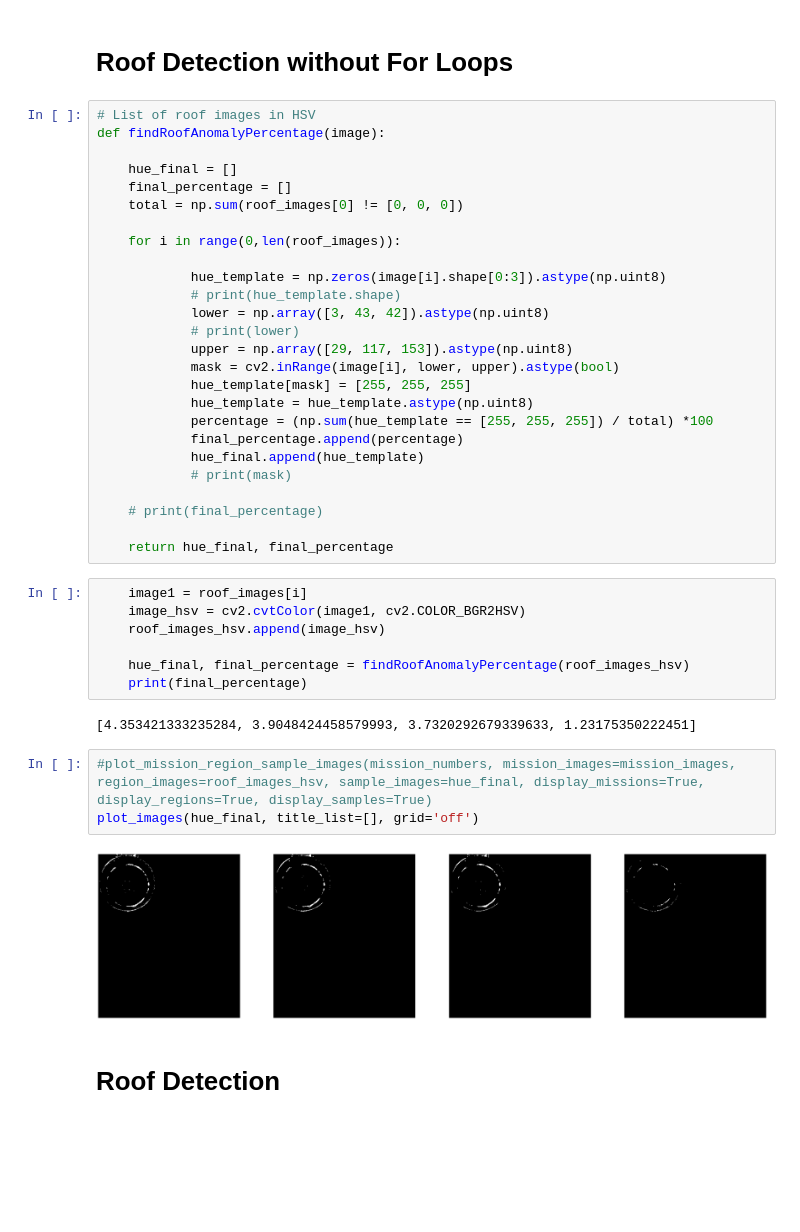
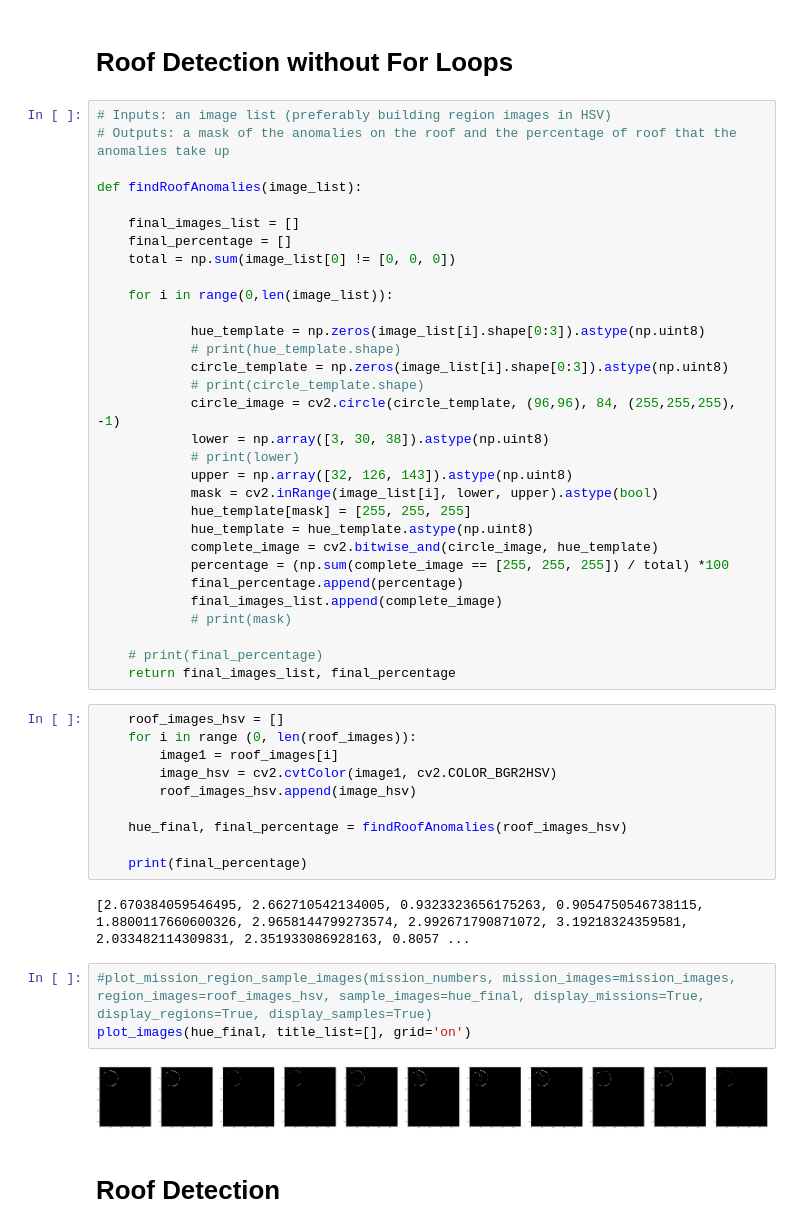
Before and after one commit to alexanderfache6/dronezz, a Jupyter notebook: code/josh_anomaly_detection.ipynb, the cells around one changed output. Drawn from its saved outputs; the diff is of its cells as text; blank space fills up the shorter version.

```diff
--- a/code/josh_anomaly_detection.ipynb
+++ b/code/josh_anomaly_detection.ipynb
@@ -184,45 +182,53 @@ print(np.max(imgavg))
 # %% [markdown]
 # Roof Detection without For Loops
 # %%
-# List of roof images in HSV
-def findRoofAnomalyPercentage(image):
+# Inputs: an image list (preferably building region images in HSV)
+# Outputs: a mask of the anomalies on the roof and the percentage of roof that the anomalies take up
 
-    hue_final = []
+def findRoofAnomalies(image_list):
+
+    final_images_list = []
     final_percentage = []
-    total = np.sum(roof_images[0] != [0, 0, 0])
+    total = np.sum(image_list[0] != [0, 0, 0])
 
-    for i in range(0,len(roof_images)):
+    for i in range(0,len(image_list)):
 
-            hue_template = np.zeros(image[i].shape[0:3]).astype(np.uint8)
+            hue_template = np.zeros(image_list[i].shape[0:3]).astype(np.uint8)
             # print(hue_template.shape)
-            lower = np.array([3, 43, 42]).astype(np.uint8)
+            circle_template = np.zeros(image_list[i].shape[0:3]).astype(np.uint8)
+            # print(circle_template.shape)
+            circle_image = cv2.circle(circle_template, (96,96), 84, (255,255,255), -1)
+            lower = np.array([3, 30, 38]).astype(np.uint8)
             # print(lower)
-            upper = np.array([29, 117, 153]).astype(np.uint8)
-            mask = cv2.inRange(image[i], lower, upper).astype(bool)
+            upper = np.array([32, 126, 143]).astype(np.uint8)
+            mask = cv2.inRange(image_list[i], lower, upper).astype(bool)
             hue_template[mask] = [255, 255, 255]
             hue_template = hue_template.astype(np.uint8)
-            percentage = (np.sum(hue_template == [255, 255, 255]) / total) *100
+            complete_image = cv2.bitwise_and(circle_image, hue_template)
+            percentage = (np.sum(complete_image == [255, 255, 255]) / total) *100
             final_percentage.append(percentage)
-            hue_final.append(hue_template)
+            final_images_list.append(complete_image)
             # print(mask)
 
     # print(final_percentage)
-
-    return hue_final, final_percentage
+    return final_images_list, final_percentage
 # %%
-    image1 = roof_images[i]
-    image_hsv = cv2.cvtColor(image1, cv2.COLOR_BGR2HSV)
-    roof_images_hsv.append(image_hsv)
+    roof_images_hsv = []
+    for i in range (0, len(roof_images)):
+        image1 = roof_images[i]
+        image_hsv = cv2.cvtColor(image1, cv2.COLOR_BGR2HSV)
+        roof_images_hsv.append(image_hsv)
 
-    hue_final, final_percentage = findRoofAnomalyPercentage(roof_images_hsv)
+    hue_final, final_percentage = findRoofAnomalies(roof_images_hsv)
+
     print(final_percentage)
 # %% [output]
-[4.353421333235284, 3.9048424458579993, 3.7320292679339633, 1.23175350222451]
+[2.670384059546495, 2.662710542134005, 0.9323323656175263, 0.9054750546738115, 1.8800117660600326, 2.9658144799273574, 2.992671790871072, 3.19218324359581, 2.033482114309831, 2.351933086928163, 0.8057 ...
 # %%
 #plot_mission_region_sample_images(mission_numbers, mission_images=mission_images, region_images=roof_images_hsv, sample_images=hue_final, display_missions=True, display_regions=True, display_samples=True)
-plot_images(hue_final, title_list=[], grid='off')
+plot_images(hue_final, title_list=[], grid='on')
 # %% [output]
-[figure, old version]
+[figure, new version]
 # %% [markdown]
 # Roof Detection
 # %%
```
Also changed, not shown: parts of 3 cells of this notebook, 1 other file.
